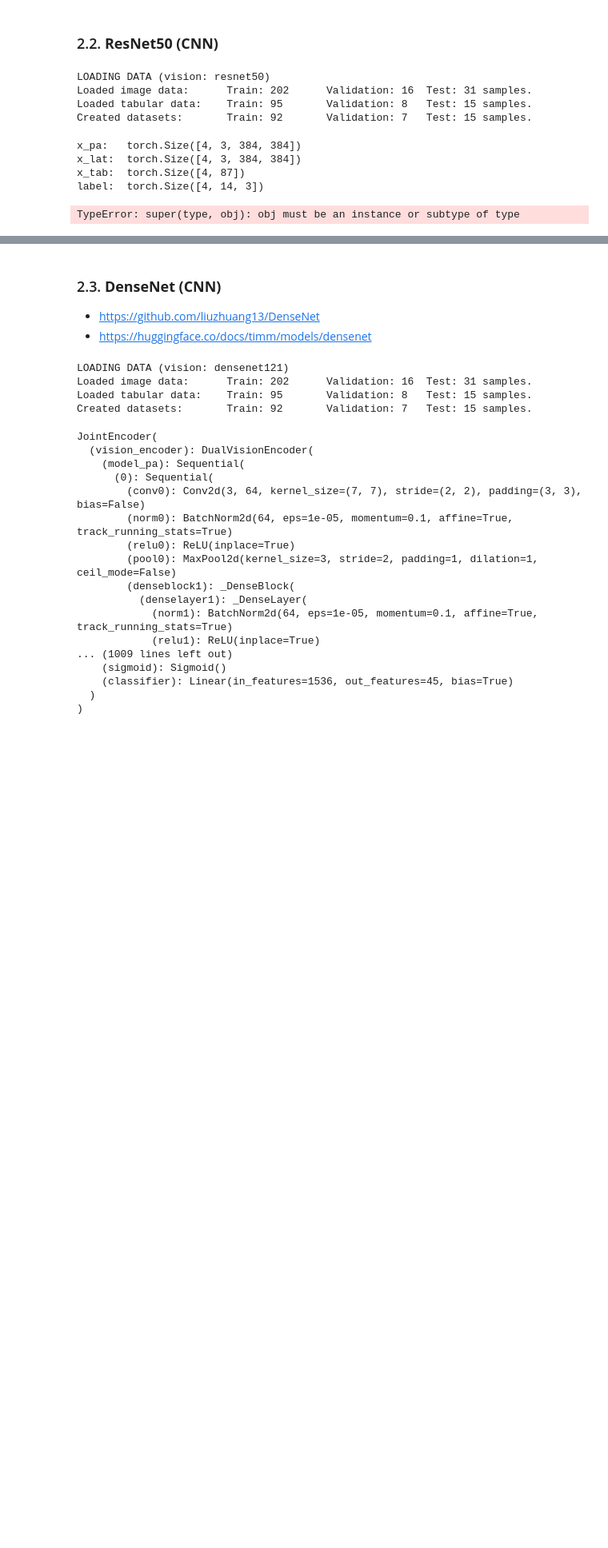
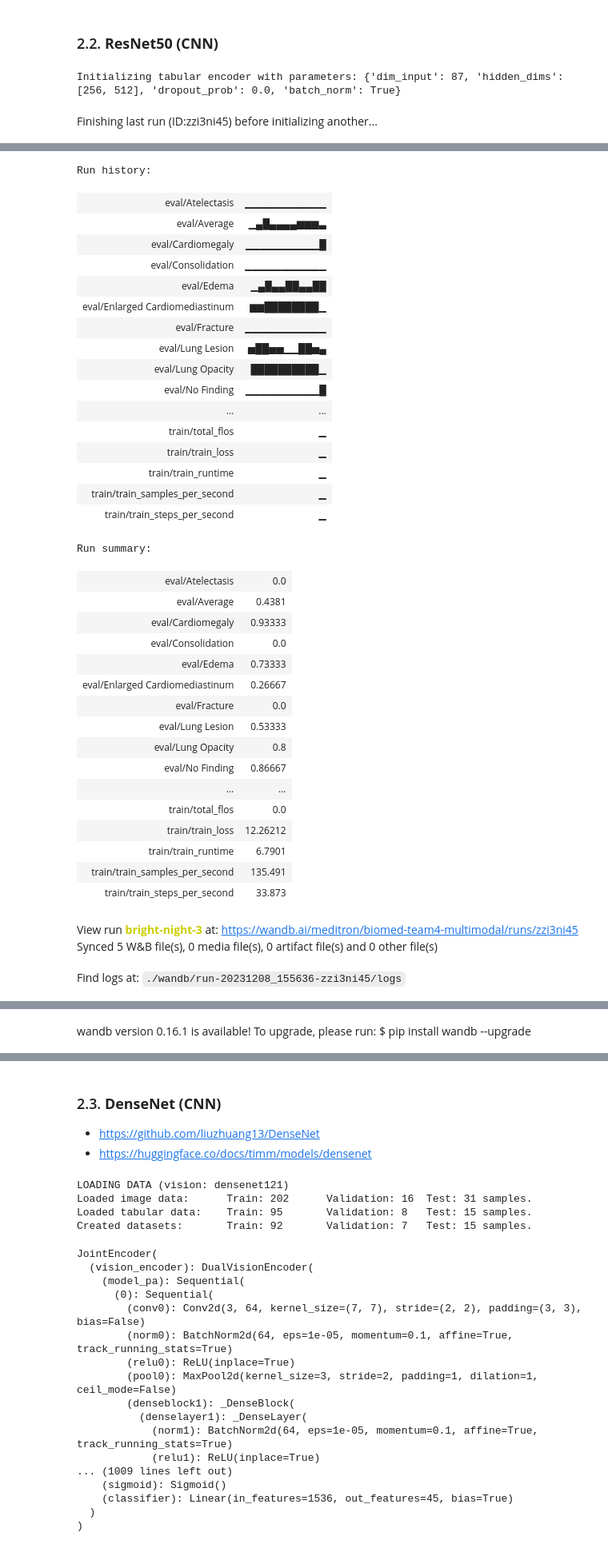
Before and after one commit to silviiaromanato/biomed-team4, a Jupyter notebook: multimodal/biomed.ipynb, the cells around one changed output, grey strips where cells are left out. Shown at 80% size. Drawn from its saved outputs; the diff is of its cells as text; code cells hidden in the pictures; blank space fills up the shorter version.

```diff
--- a/multimodal/biomed.ipynb
+++ b/multimodal/biomed.ipynb
@@ -247,25 +259,14 @@ Moving model to device: cpu
 # %% [markdown]
 ### 2.2. **ResNet50 (CNN)**
-# %%
-train_data, val_data, test_data = load_data(tab_data, image_data, vision='resnet50')
-# %% [output]
-LOADING DATA (vision: resnet50)
-Loaded image data:      Train: 202      Validation: 16  Test: 31 samples.
-Loaded tabular data:    Train: 95       Validation: 8   Test: 15 samples.
-Created datasets:       Train: 92       Validation: 7   Test: 15 samples.
-# %%
-test_dataloader(train_data)
-# %% [output]
-x_pa:   torch.Size([4, 3, 384, 384])
-x_lat:  torch.Size([4, 3, 384, 384])
-x_tab:  torch.Size([4, 87])
-label:  torch.Size([4, 14, 3])
-# %%
-model = JointEncoder(
-    tabular=True,
-    tabular_params=tabular_params,
-    vision='resnet50'
-)
-model
-# %% [output]
-TypeError: super(type, obj): obj must be an instance or subtype of type
+# %%
+grid_search(tabular=True,
+            vision='resnet50',
+            hidden_dims=[256, 512],
+            dropout_prob=0.0,
+            batch_norm=True,
+            lr=1e-4,
+            num_epochs=10,
+            seed=0)
+# %% [output]
+Initializing tabular encoder with parameters: {'dim_input': 87, 'hidden_dims': [256, 512], 'dropout_prob': 0.0, 'batch_norm': True}
+Finishing last run (ID:zzi3ni45) before initializing another...
@@ -271,0 +274,37 @@ TypeError: super(type, obj): obj must be an instance or subtype of type
+Run history:
+| eval/Atelectasis | ▁▁▁▁▁▁▁▁▁▁▁ |
+| eval/Average | ▁▄█▄▄▄▄▆▆▆▃ |
+| eval/Cardiomegaly | ▁▁▁▁▁▁▁▁▁▁█ |
+| eval/Consolidation | ▁▁▁▁▁▁▁▁▁▁▁ |
+| eval/Edema | ▁▄█▄▄██▄▄██ |
+| eval/Enlarged Cardiomediastinum | ▆▆████████▁ |
+| eval/Fracture | ▁▁▁▁▁▁▁▁▁▁▁ |
+| eval/Lung Lesion | ▅██▅▅▁▁██▅▄ |
+| eval/Lung Opacity | ██████████▁ |
+| eval/No Finding | ▁▁▁▁▁▁▁▁▁▁█ |
+| ... | ... |
+| train/total_flos | ▁ |
+| train/train_loss | ▁ |
+| train/train_runtime | ▁ |
+| train/train_samples_per_second | ▁ |
+| train/train_steps_per_second | ▁ |
+Run summary:
+| eval/Atelectasis | 0.0 |
+| eval/Average | 0.4381 |
+| eval/Cardiomegaly | 0.93333 |
+| eval/Consolidation | 0.0 |
+| eval/Edema | 0.73333 |
+| eval/Enlarged Cardiomediastinum | 0.26667 |
+| eval/Fracture | 0.0 |
+| eval/Lung Lesion | 0.53333 |
+| eval/Lung Opacity | 0.8 |
+| eval/No Finding | 0.86667 |
+| ... | ... |
+| train/total_flos | 0.0 |
+| train/train_loss | 12.26212 |
+| train/train_runtime | 6.7901 |
+| train/train_samples_per_second | 135.491 |
+| train/train_steps_per_second | 33.873 |
+View run bright-night-3 at: https://wandb.ai/meditron/biomed-team4-multimodal/runs/zzi3ni45
+Synced 5 W&B file(s), 0 media file(s), 0 artifact file(s) and 0 other file(s)
+Find logs at: ./wandb/run-20231208_155636-zzi3ni45/logs
@@ -271,0 +312 @@ TypeError: super(type, obj): obj must be an instance or subtype of type
+wandb version 0.16.1 is available! To upgrade, please run: $ pip install wandb --upgrade
```
Also changed, not shown: parts of 3 cells of this notebook, 1 other file.
